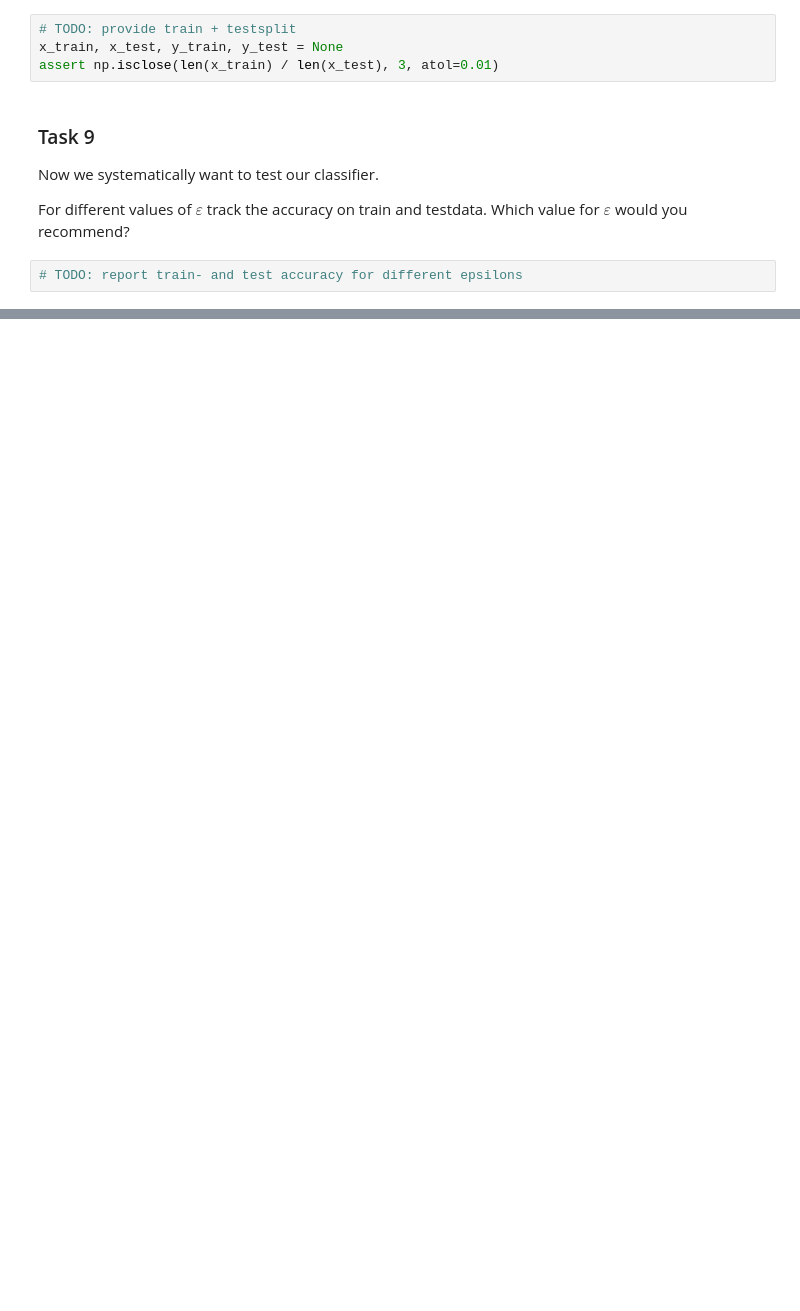
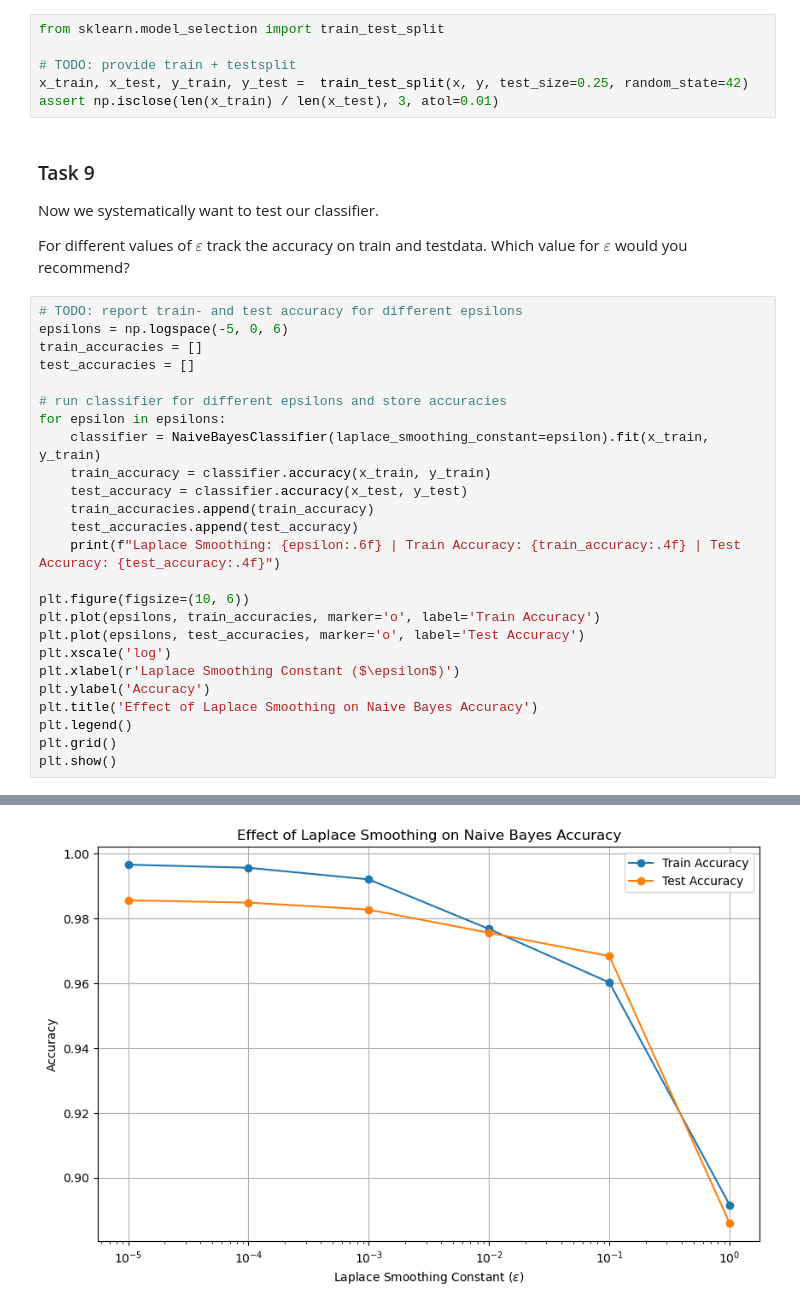
Before and after one commit to mbbrueckner/statistical_learning_theory_LAB, a Jupyter notebook: 04_Naive_Bayes/04_Naive_Bayes.ipynb, the cells around one changed output, grey strips where cells are left out. Saved outputs shown, nothing was run; the diff lists cells and outputs as text; blank space fills up the shorter version.

```diff
--- a/04_Naive_Bayes/04_Naive_Bayes.ipynb
+++ b/04_Naive_Bayes/04_Naive_Bayes.ipynb
@@ -281,8 +350,10 @@ Obviously we trained on the same dataset as we tested and therefore cannot quite
 
 Split your data into 75% training- and 25% testdata. Use a seed for reproducibility.
 # %%
+from sklearn.model_selection import train_test_split
+
 # TODO: provide train + testsplit
-x_train, x_test, y_train, y_test = None
+x_train, x_test, y_train, y_test =  train_test_split(x, y, test_size=0.25, random_state=42)
 assert np.isclose(len(x_train) / len(x_test), 3, atol=0.01)
 # %% [markdown]
 ### Task 9
@@ -293,3 +364,27 @@ For different values of $\varepsilon$ track the accuracy on train and testdata.
 Which value for $\varepsilon$ would you recommend?
 # %%
 # TODO: report train- and test accuracy for different epsilons
+epsilons = np.logspace(-5, 0, 6)
+train_accuracies = []
+test_accuracies = []
+
+# run classifier for different epsilons and store accuracies
+for epsilon in epsilons:
+    classifier = NaiveBayesClassifier(laplace_smoothing_constant=epsilon).fit(x_train, y_train)
+    train_accuracy = classifier.accuracy(x_train, y_train)
+    test_accuracy = classifier.accuracy(x_test, y_test)
+    train_accuracies.append(train_accuracy)
+    test_accuracies.append(test_accuracy)
+    print(f"Laplace Smoothing: {epsilon:.6f} | Train Accuracy: {train_accuracy:.4f} | Test Accuracy: {test_accuracy:.4f}")
+
+plt.figure(figsize=(10, 6))
+plt.plot(epsilons, train_accuracies, marker='o', label='Train Accuracy')
+plt.plot(epsilons, test_accuracies, marker='o', label='Test Accuracy')
+plt.xscale('log')
+plt.xlabel(r'Laplace Smoothing Constant ($\epsilon$)')
+plt.ylabel('Accuracy')
+plt.title('Effect of Laplace Smoothing on Naive Bayes Accuracy')
+plt.legend()
+plt.grid()
+plt.show()
+# %% [output]
@@ -295,0 +397 @@ Which value for $\varepsilon$ would you recommend?
+[figure, added]
```
Also changed, not shown: parts of 11 cells of this notebook.
